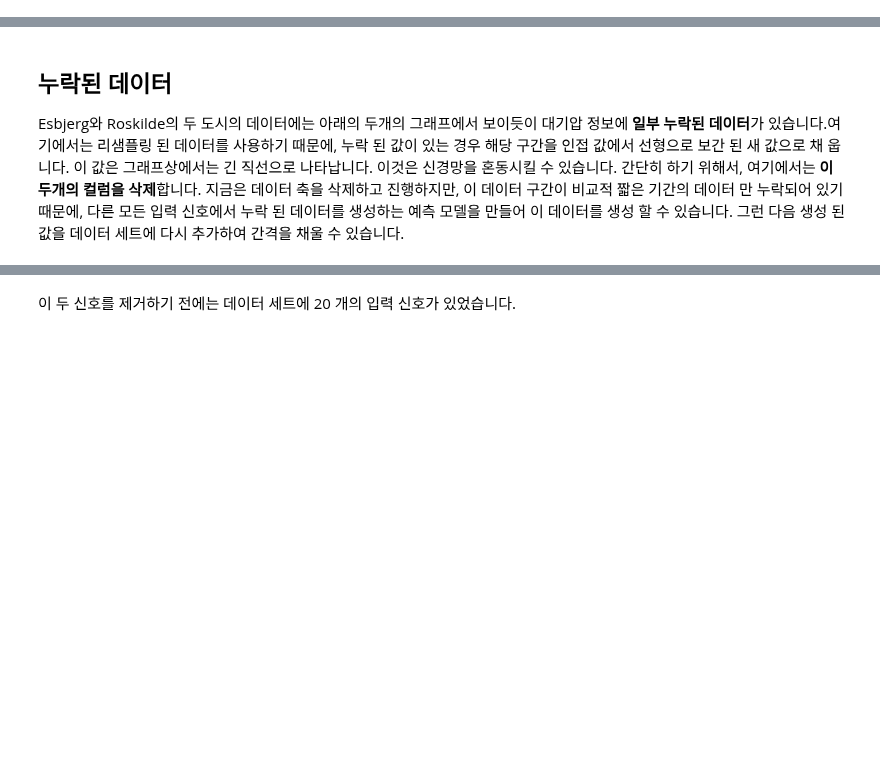
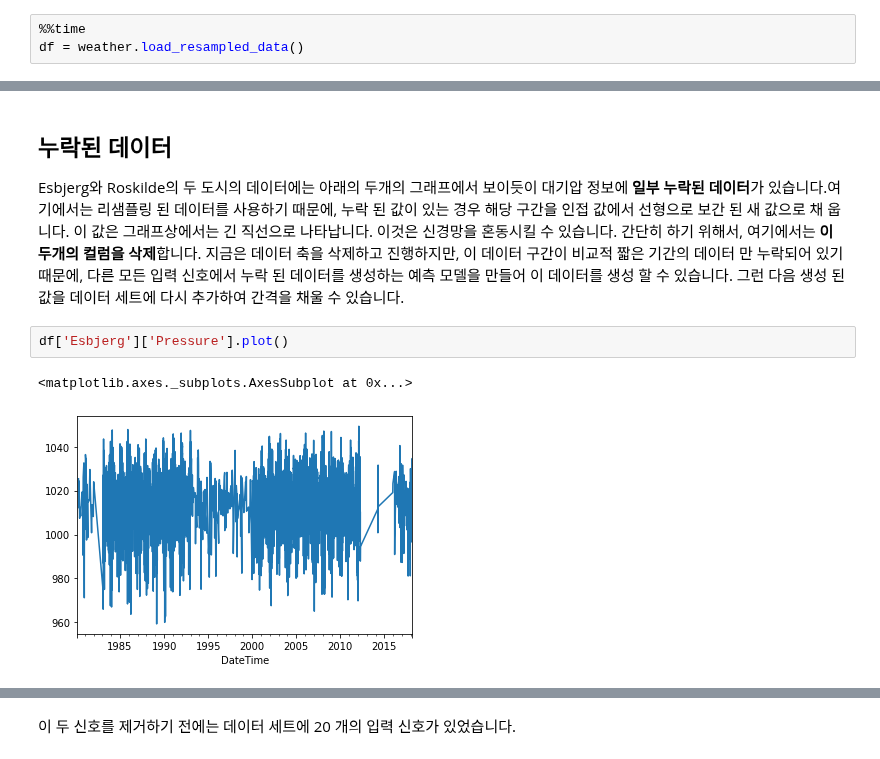
Before and after one commit to sturu1/THU-PM, a Jupyter notebook: Copy_of_7_Time_Series_Problem_using_RNN_ipynb의_사본.ipynb, the cells around one changed output, grey strips where cells are left out. Drawn from its saved outputs; the diff is of its cells as text; blank space fills up the shorter version.

```diff
--- a/Copy_of_7_Time_Series_Problem_using_RNN_ipynb의_사본.ipynb
+++ b/Copy_of_7_Time_Series_Problem_using_RNN_ipynb의_사본.ipynb
@@ -64,2 +112,5 @@ Keras에서 다수의 클래스를 Import 합니다.
 # %% [markdown]
 데이터를 로드하고, 샘플링 간격을 60분 간격으로 조정합니다. 누락된 구간은 선형으로 보간합니다. 이것은 최초 실행에서는 약 30초가 걸리지만 캐시 파일을 사용하므로 한번만 실행됩니다.
+# %%
+%%time
+df = weather.load_resampled_data()
@@ -68,3 +133,8 @@ Keras에서 다수의 클래스를 Import 합니다.
 # %% [markdown]
 ## 누락된 데이터
 Esbjerg와 Roskilde의 두 도시의 데이터에는 아래의 두개의 그래프에서 보이듯이 대기압 정보에 **일부 누락된 데이터**가 있습니다.여기에서는 리샘플링 된 데이터를 사용하기 때문에, 누락 된 값이 있는 경우 해당 구간을 인접 값에서 선형으로 보간 된 새 값으로 채 웁니다. 이 값은 그래프상에서는 긴 직선으로 나타납니다. 이것은 신경망을 혼동시킬 수 있습니다. 간단히 하기 위해서, 여기에서는 **이 두개의 컬럼을 삭제**합니다. 지금은 데이터 축을 삭제하고 진행하지만, 이 데이터 구간이 비교적 짧은 기간의 데이터 만 누락되어 있기 때문에, 다른 모든 입력 신호에서 누락 된 데이터를 생성하는 예측 모델을 만들어 이 데이터를 생성 할 수 있습니다. 그런 다음 생성 된 값을 데이터 세트에 다시 추가하여 간격을 채울 수 있습니다.
+# %%
+df['Esbjerg']['Pressure'].plot()
+# %% [output]
+<matplotlib.axes._subplots.AxesSubplot at 0x...>
+[figure, added]
```
Also changed, not shown: parts of 14 cells of this notebook.
